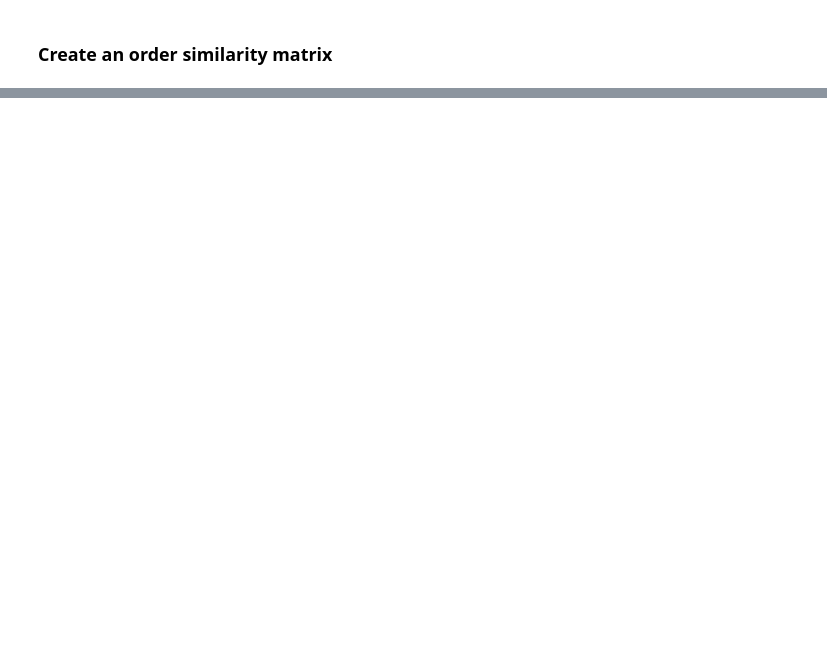
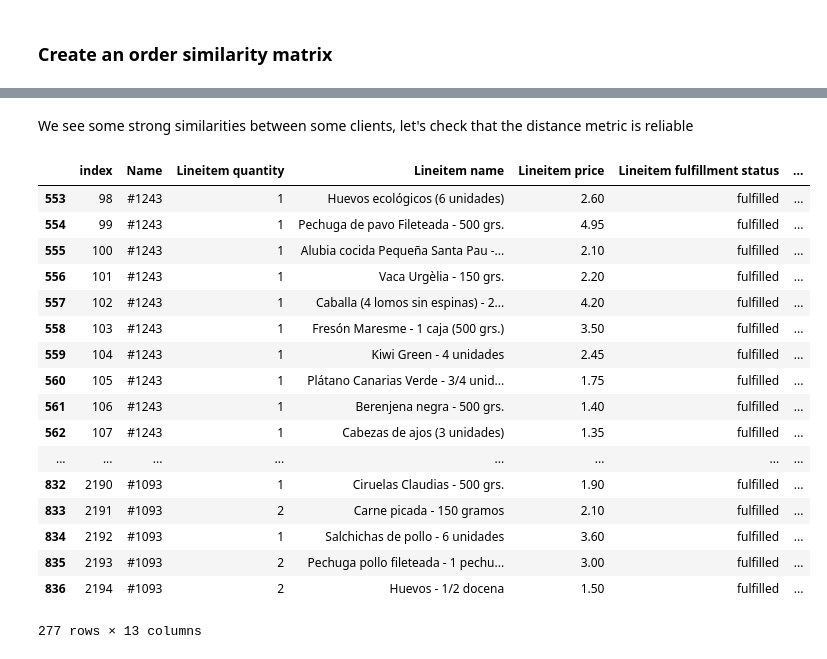
Before and after one commit to adriaferrer/Vimet, a Jupyter notebook: 04.Model/Recommender_customer.ipynb, the cells around one changed output, grey strips where cells are left out. Drawn from its saved outputs; the diff is of its cells as text; code cells hidden in the pictures; blank space fills up the shorter version.

```diff
--- a/04.Model/Recommender_customer.ipynb
+++ b/04.Model/Recommender_customer.ipynb
@@ -89,0 +83,23 @@ plt.show()
+# %% [markdown]
+We see some strong similarities between some clients, let's check that the distance metric is reliable
+# %%
+items[items['Customer']==5]
+# %% [output]
+|  | index | Name | Lineitem quantity | Lineitem name | Lineitem price | Lineitem fulfillment status | ... |
+| 553 | 98 | #1243 | 1 | Huevos ecológicos (6 unidades) | 2.60 | fulfilled | ... |
+| 554 | 99 | #1243 | 1 | Pechuga de pavo Fileteada - 500 grs. | 4.95 | fulfilled | ... |
+| 555 | 100 | #1243 | 1 | Alubia cocida Pequeña Santa Pau -... | 2.10 | fulfilled | ... |
+| 556 | 101 | #1243 | 1 | Vaca Urgèlia - 150 grs. | 2.20 | fulfilled | ... |
+| 557 | 102 | #1243 | 1 | Caballa (4 lomos sin espinas) - 2... | 4.20 | fulfilled | ... |
+| 558 | 103 | #1243 | 1 | Fresón Maresme - 1 caja (500 grs.) | 3.50 | fulfilled | ... |
+| 559 | 104 | #1243 | 1 | Kiwi Green - 4 unidades | 2.45 | fulfilled | ... |
+| 560 | 105 | #1243 | 1 | Plátano Canarias Verde - 3/4 unid... | 1.75 | fulfilled | ... |
+| 561 | 106 | #1243 | 1 | Berenjena negra - 500 grs. | 1.40 | fulfilled | ... |
+| 562 | 107 | #1243 | 1 | Cabezas de ajos (3 unidades) | 1.35 | fulfilled | ... |
+| ... | ... | ... | ... | ... | ... | ... | ... |
+| 832 | 2190 | #1093 | 1 | Ciruelas Claudias - 500 grs. | 1.90 | fulfilled | ... |
+| 833 | 2191 | #1093 | 2 | Carne picada - 150 gramos | 2.10 | fulfilled | ... |
+| 834 | 2192 | #1093 | 1 | Salchichas de pollo - 6 unidades | 3.60 | fulfilled | ... |
+| 835 | 2193 | #1093 | 2 | Pechuga pollo fileteada - 1 pechu... | 3.00 | fulfilled | ... |
+| 836 | 2194 | #1093 | 2 | Huevos - 1/2 docena | 1.50 | fulfilled | ... |
+277 rows × 13 columns
```
Also changed, not shown: parts of 21 cells of this notebook, 1 other file.
